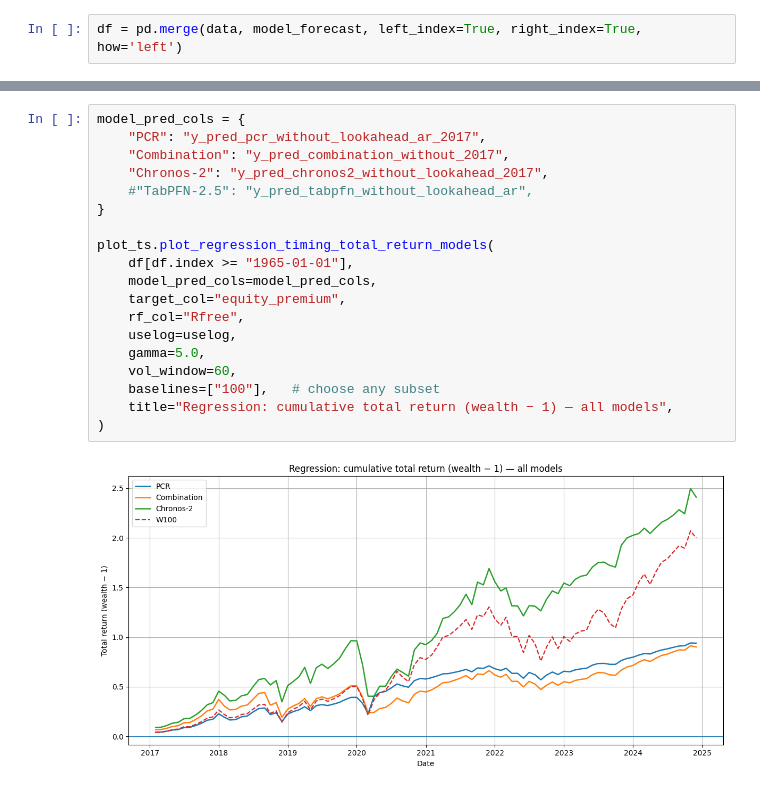
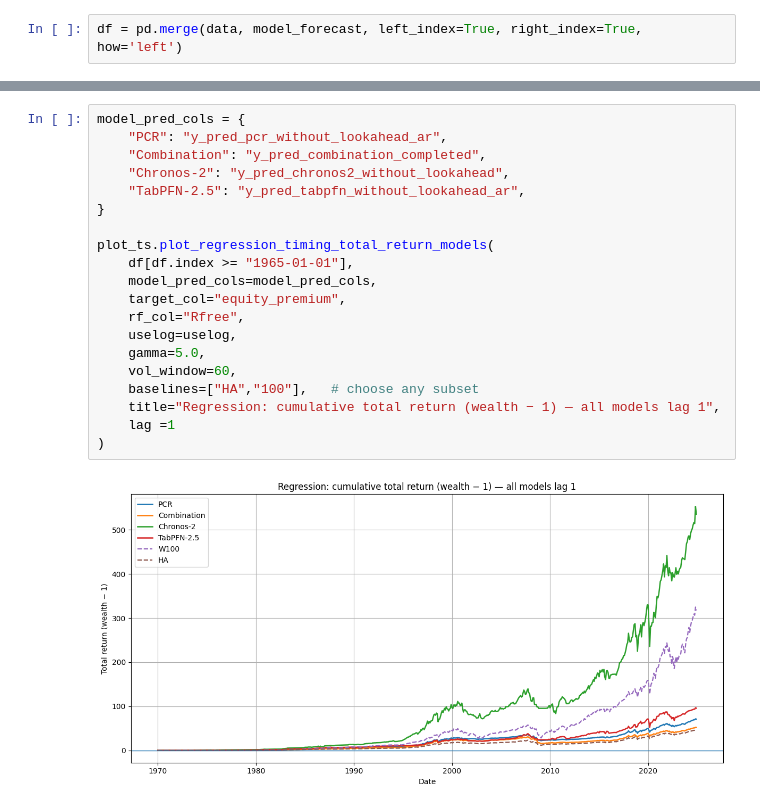
Before and after one commit to KiliTili/Masterarbeit, a Jupyter notebook: Notebooks/Trading_strategies/EP_trading_strategies.ipynb, the cells around one changed output, grey strips where cells are left out. Cells and saved outputs as stored; diff of their text form.

```diff
--- a/Notebooks/Trading_strategies/EP_trading_strategies.ipynb
+++ b/Notebooks/Trading_strategies/EP_trading_strategies.ipynb
@@ -68,21 +108,22 @@ W100           NaN        NaN         NaN
 # %%
 model_pred_cols = {
-    "PCR": "y_pred_pcr_without_lookahead_ar_2017",
-    "Combination": "y_pred_combination_without_2017",
-    "Chronos-2": "y_pred_chronos2_without_lookahead_2017",
-    #"TabPFN-2.5": "y_pred_tabpfn_without_lookahead_ar",
+    "PCR": "y_pred_pcr_without_lookahead_ar",
+    "Combination": "y_pred_combination_completed",
+    "Chronos-2": "y_pred_chronos2_without_lookahead",
+    "TabPFN-2.5": "y_pred_tabpfn_without_lookahead_ar",
 }
 
 plot_ts.plot_regression_timing_total_return_models(
     df[df.index >= "1965-01-01"],
     model_pred_cols=model_pred_cols,
     target_col="equity_premium",
     rf_col="Rfree",
     uselog=uselog,
     gamma=5.0,
     vol_window=60,
-    baselines=["100"],   # choose any subset
-    title="Regression: cumulative total return (wealth − 1) — all models",
+    baselines=["HA","100"],   # choose any subset
+    title="Regression: cumulative total return (wealth − 1) — all models lag 1",
+    lag =1
 )
 # %% [output]
-[figure, old version]
+[figure, new version]
```
Also changed, not shown: parts of 4 cells of this notebook, 6 other files.
